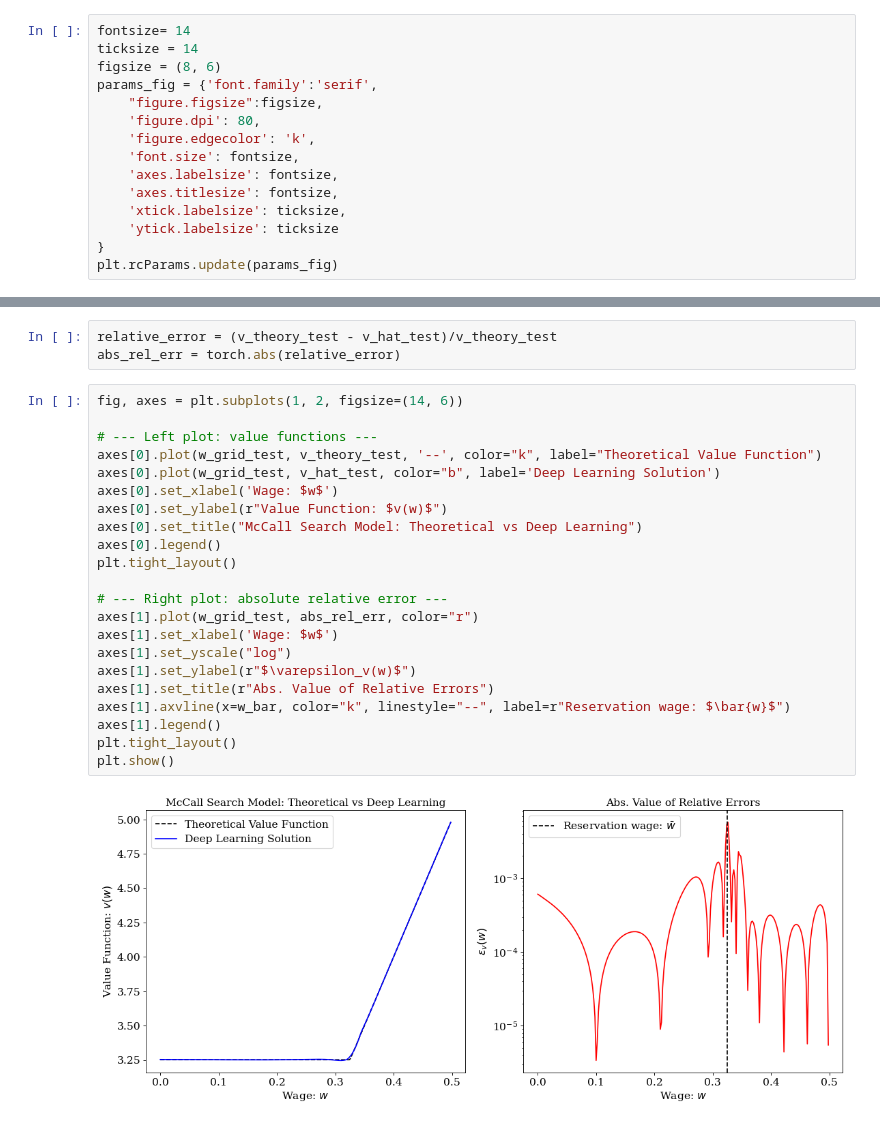
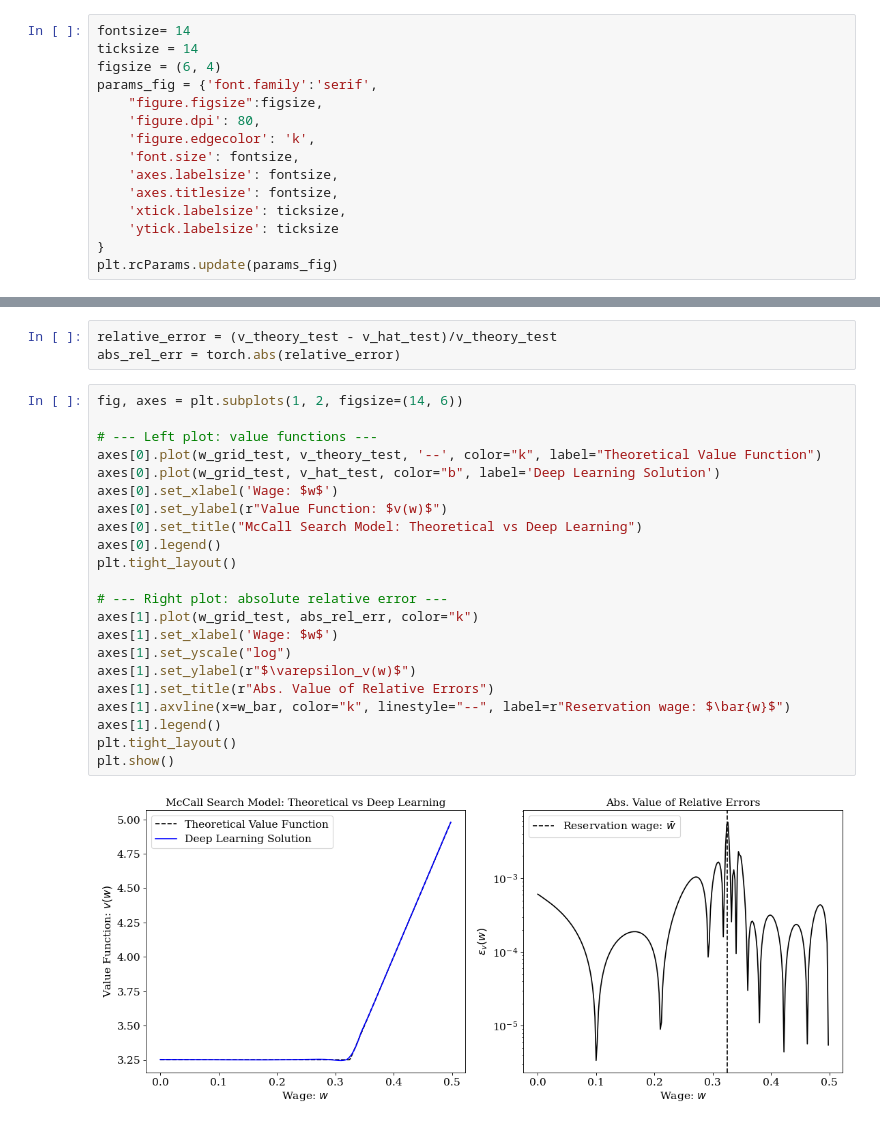
Before and after one commit to Mekahou/Notes, a Jupyter notebook: deep_learning/McCall_DL.ipynb, the cells around one changed output, grey strips where cells are left out. Saved outputs shown, nothing was run; the diff lists cells and outputs as text.

```diff
--- a/deep_learning/McCall_DL.ipynb
+++ b/deep_learning/McCall_DL.ipynb
@@ -89,7 +90,7 @@ from scipy.optimize import fsolve
 # %%
 fontsize= 14
 ticksize = 14
-figsize = (8, 6)
+figsize = (6, 4)
 params_fig = {'font.family':'serif',
     "figure.figsize":figsize,
     'figure.dpi': 80,
@@ -256,24 +257,24 @@ abs_rel_err = torch.abs(relative_error)
 # %%
 fig, axes = plt.subplots(1, 2, figsize=(14, 6))
 
 # --- Left plot: value functions ---
 axes[0].plot(w_grid_test, v_theory_test, '--', color="k", label="Theoretical Value Function")
 axes[0].plot(w_grid_test, v_hat_test, color="b", label='Deep Learning Solution')
 axes[0].set_xlabel('Wage: $w$')
 axes[0].set_ylabel(r"Value Function: $v(w)$")
 axes[0].set_title("McCall Search Model: Theoretical vs Deep Learning")
 axes[0].legend()
 plt.tight_layout()
 
 # --- Right plot: absolute relative error ---
-axes[1].plot(w_grid_test, abs_rel_err, color="r")
+axes[1].plot(w_grid_test, abs_rel_err, color="k")
 axes[1].set_xlabel('Wage: $w$')
 axes[1].set_yscale("log")
 axes[1].set_ylabel(r"$\varepsilon_v(w)$")
 axes[1].set_title(r"Abs. Value of Relative Errors")
 axes[1].axvline(x=w_bar, color="k", linestyle="--", label=r"Reservation wage: $\bar{w}$")
 axes[1].legend()
 plt.tight_layout()
 plt.show()
 # %% [output]
-[figure, old version]
+[figure, new version]
```
Also changed, not shown: parts of 2 cells of this notebook.
